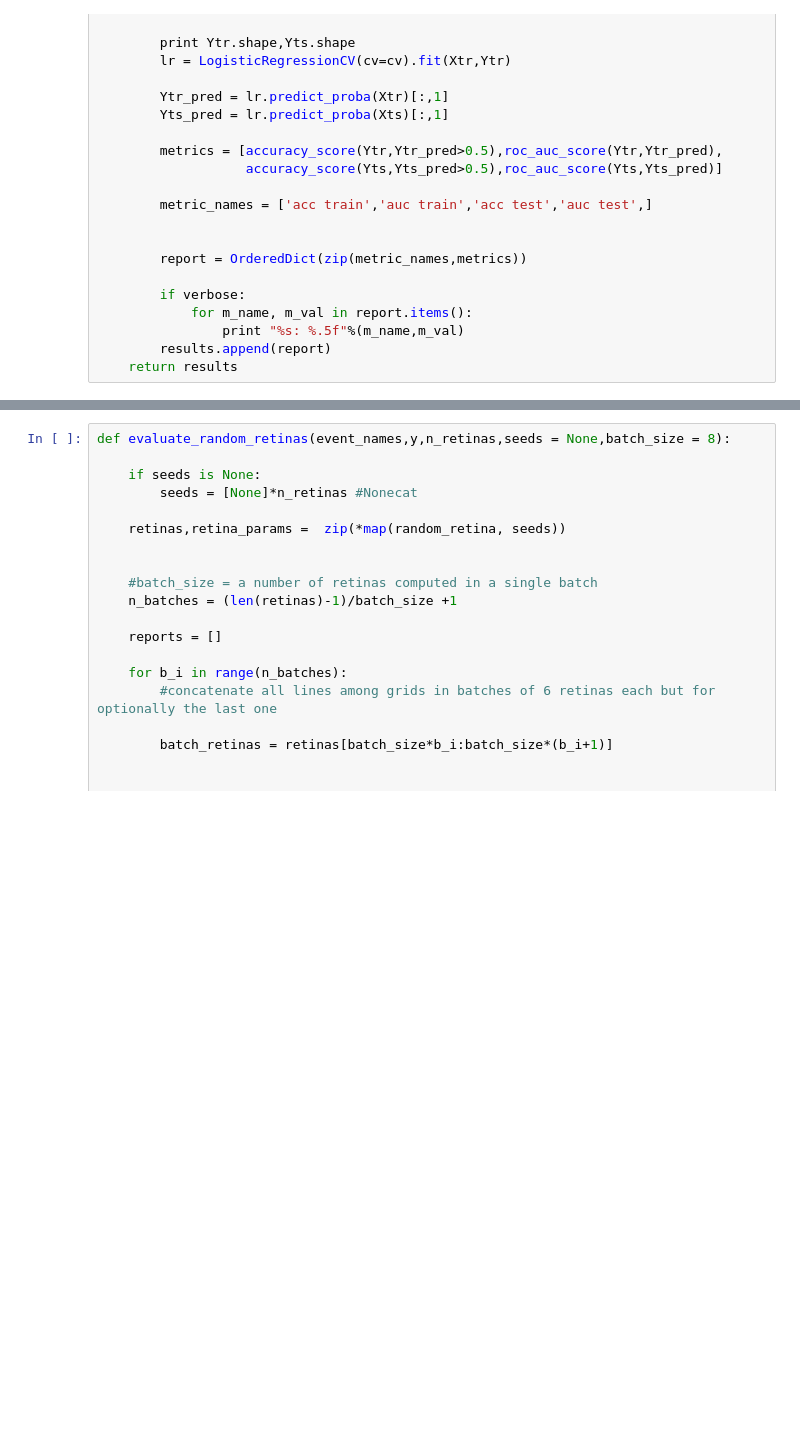
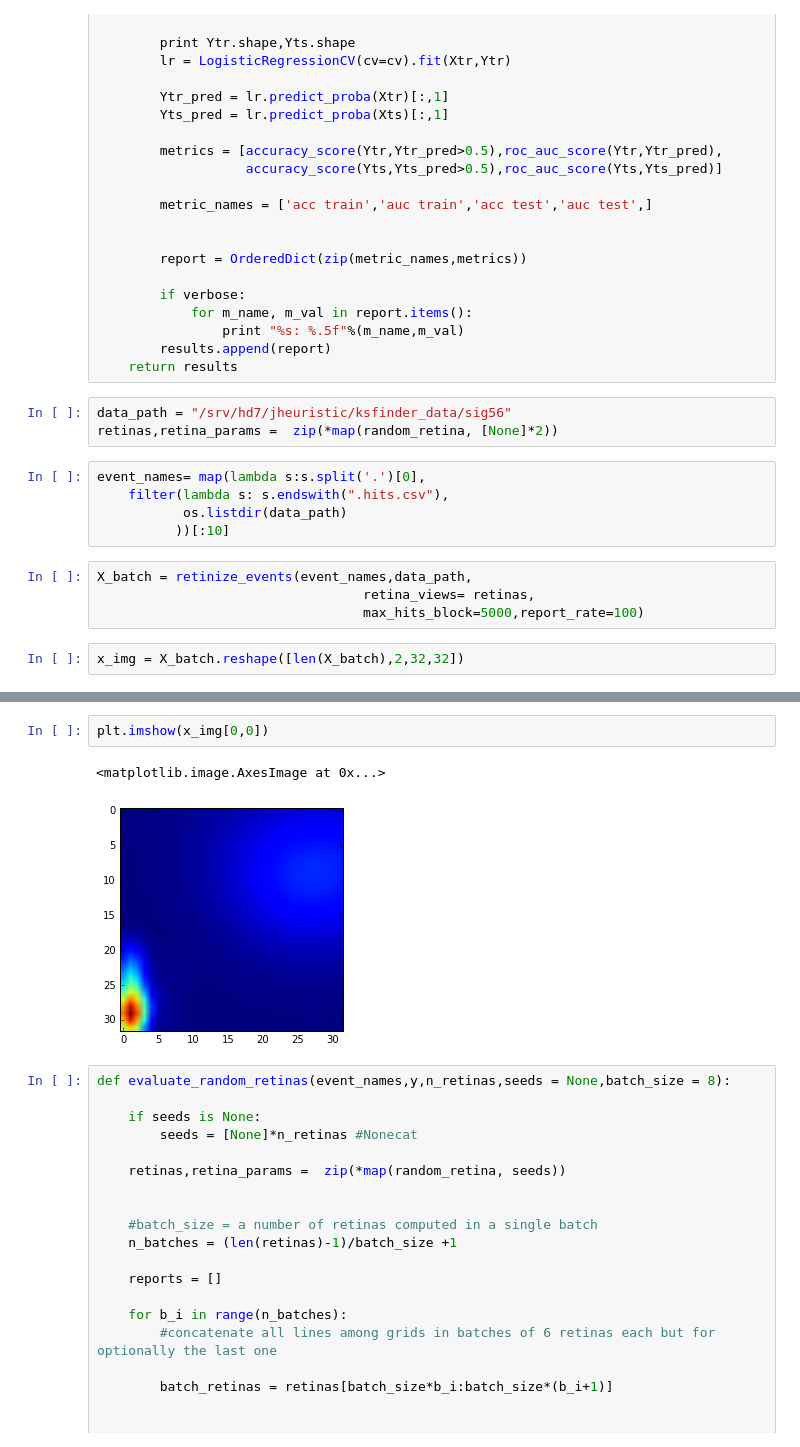
Before and after one commit to yandexdataschool/KSfinder, a Jupyter notebook: classiffiers/mine_retinas_1.ipynb, the cells around one changed output, grey strips where cells are left out. Saved outputs shown, nothing was run; the diff lists cells and outputs as text; blank space fills up the shorter version.

```diff
--- a/classiffiers/mine_retinas_1.ipynb
+++ b/classiffiers/mine_retinas_1.ipynb
@@ -102,3 +103,17 @@ def evaluate_retinas(X_retinas,y,verbose = True,test_size=0.25,cv=10):
                 print "%s: %.5f"%(m_name,m_val)
         results.append(report)
     return results
+# %%
+data_path = "/srv/hd7/jheuristic/ksfinder_data/sig56"
+retinas,retina_params =  zip(*map(random_retina, [None]*2))
+# %%
+event_names= map(lambda s:s.split('.')[0],
+    filter(lambda s: s.endswith(".hits.csv"),
+           os.listdir(data_path)
+          ))[:10]
+# %%
+X_batch = retinize_events(event_names,data_path,
+                                  retina_views= retinas,
+                                  max_hits_block=5000,report_rate=100)
+# %%
+x_img = X_batch.reshape([len(X_batch),2,32,32])
@@ -105,3 +140,8 @@ def evaluate_retinas(X_retinas,y,verbose = True,test_size=0.25,cv=10):
+# %%
+plt.imshow(x_img[0,0])
+# %% [output]
+<matplotlib.image.AxesImage at 0x...>
+[figure, added]
 # %%
 def evaluate_random_retinas(event_names,y,n_retinas,seeds = None,batch_size = 8):
 
```
Also changed, not shown: parts of 2 cells of this notebook, 1 other file.
